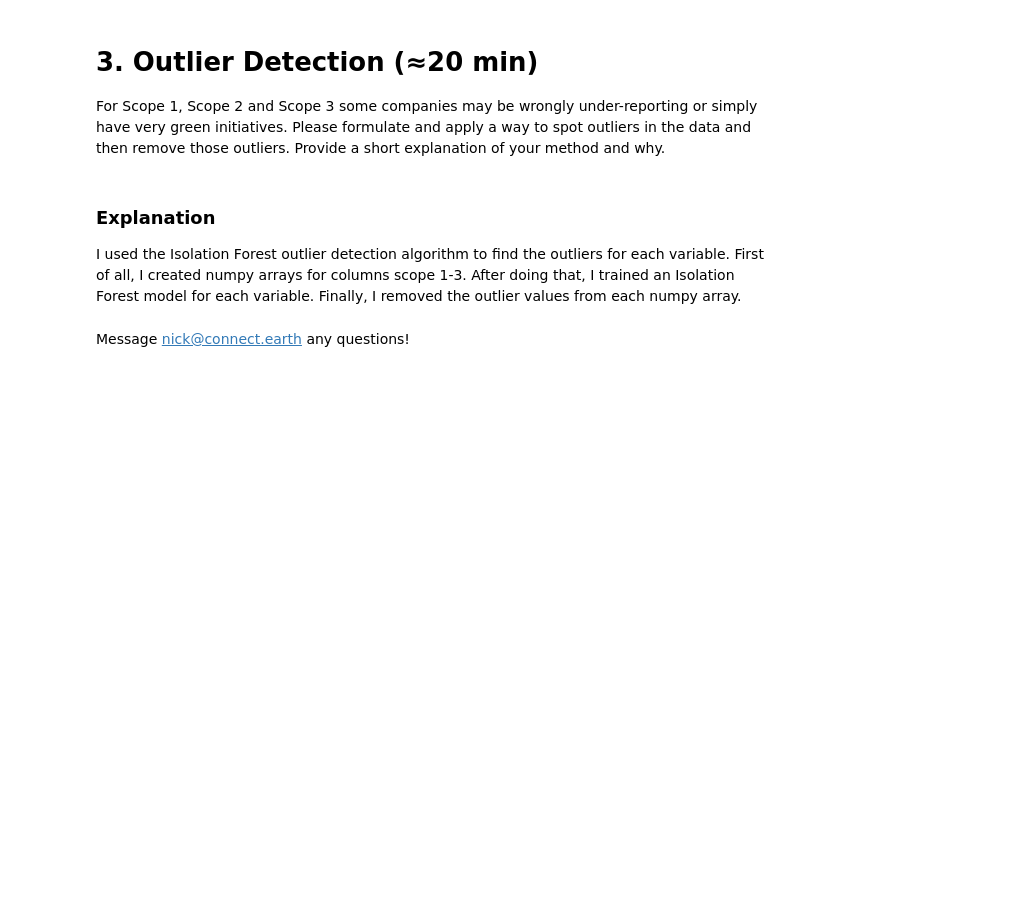
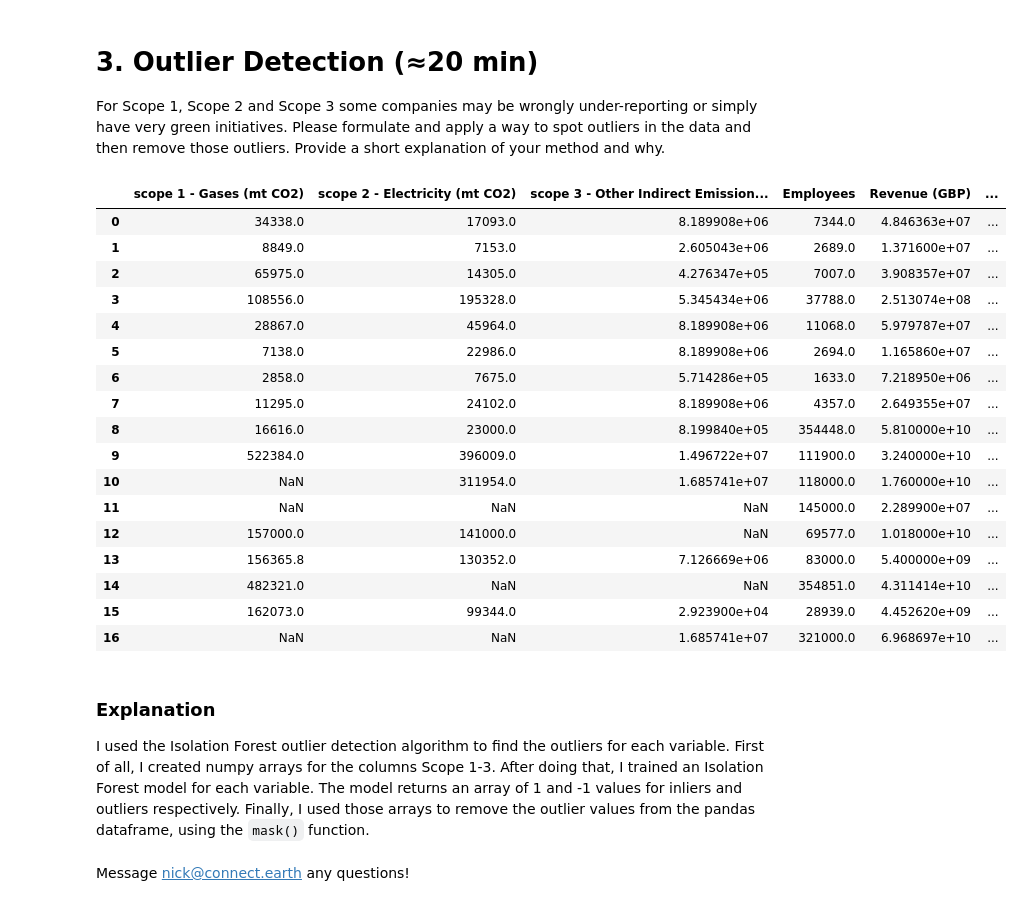
Before and after one commit to derevirn/connect-earth, a Jupyter notebook: connect_earth.ipynb, the cells around one changed output. Drawn from its saved outputs; the diff is of its cells as text; code cells hidden in the pictures; blank space fills up the shorter version.

```diff
--- a/connect_earth.ipynb
+++ b/connect_earth.ipynb
@@ -113,16 +113,37 @@ scope2 = df_['scope 2 - Electricity (mt CO2)'].to_numpy().reshape(-1, 1)
 scope3 = df_['scope 3 - Other Indirect Emissions (mt CO2)'].to_numpy().reshape(-1, 1)
 
 
-od1 = IsolationForest(contamination = 0.1).fit_predict(scope1)
-od2 = IsolationForest(contamination = 0.1).fit_predict(scope2)
-od3 = IsolationForest(contamination = 0.1).fit_predict(scope3)
+od1 = IsolationForest(contamination = 0.15).fit_predict(scope1)
+od2 = IsolationForest(contamination = 0.15).fit_predict(scope2)
+od3 = IsolationForest(contamination = 0.15).fit_predict(scope3)
 
-scope1 = scope1[np.where(od1 == 1, True, False)]
-scope2 = scope2[np.where(od2 == 1, True, False)]
-scope3 = scope3[np.where(od3 == 1, True, False)]
+df_['scope 1 - Gases (mt CO2)'].mask(od1 == -1, inplace = True)
+df_['scope 2 - Electricity (mt CO2)'].mask(od2 == -1, inplace = True)
+df_['scope 3 - Other Indirect Emissions (mt CO2)'].mask(od3 == -1, inplace = True)
+# %%
+df_
+# %% [output]
+|  | scope 1 - Gases (mt CO2) | scope 2 - Electricity (mt CO2) | scope 3 - Other Indirect Emission... | Employees | Revenue (GBP) | ... |
+| 0 | 34338.0 | 17093.0 | 8.189908e+06 | 7344.0 | 4.846363e+07 | ... |
+| 1 | 8849.0 | 7153.0 | 2.605043e+06 | 2689.0 | 1.371600e+07 | ... |
+| 2 | 65975.0 | 14305.0 | 4.276347e+05 | 7007.0 | 3.908357e+07 | ... |
+| 3 | 108556.0 | 195328.0 | 5.345434e+06 | 37788.0 | 2.513074e+08 | ... |
+| 4 | 28867.0 | 45964.0 | 8.189908e+06 | 11068.0 | 5.979787e+07 | ... |
+| 5 | 7138.0 | 22986.0 | 8.189908e+06 | 2694.0 | 1.165860e+07 | ... |
+| 6 | 2858.0 | 7675.0 | 5.714286e+05 | 1633.0 | 7.218950e+06 | ... |
+| 7 | 11295.0 | 24102.0 | 8.189908e+06 | 4357.0 | 2.649355e+07 | ... |
+| 8 | 16616.0 | 23000.0 | 8.199840e+05 | 354448.0 | 5.810000e+10 | ... |
+| 9 | 522384.0 | 396009.0 | 1.496722e+07 | 111900.0 | 3.240000e+10 | ... |
+| 10 | NaN | 311954.0 | 1.685741e+07 | 118000.0 | 1.760000e+10 | ... |
+| 11 | NaN | NaN | NaN | 145000.0 | 2.289900e+07 | ... |
+| 12 | 157000.0 | 141000.0 | NaN | 69577.0 | 1.018000e+10 | ... |
+| 13 | 156365.8 | 130352.0 | 7.126669e+06 | 83000.0 | 5.400000e+09 | ... |
+| 14 | 482321.0 | NaN | NaN | 354851.0 | 4.311414e+10 | ... |
+| 15 | 162073.0 | 99344.0 | 2.923900e+04 | 28939.0 | 4.452620e+09 | ... |
+| 16 | NaN | NaN | 1.685741e+07 | 321000.0 | 6.968697e+10 | ... |
 # %% [markdown]
 ### Explanation
 
-I used the Isolation Forest outlier detection algorithm to find the outliers for each variable. First of all, I created numpy arrays for columns scope 1-3. After doing that, I trained an Isolation Forest model for each variable. Finally, I removed the outlier values from each numpy array.
+I used the Isolation Forest outlier detection algorithm to find the outliers for each variable. First of all, I created numpy arrays for the columns Scope 1-3. After doing that, I trained an Isolation Forest model for each variable. The model returns an array of 1 and -1 values for inliers and outliers respectively. Finally, I used those arrays to remove the outlier values from the pandas dataframe, using the `mask()` function.
 # %% [markdown]
 Message nick@connect.earth any questions!
```
Also changed, not shown: parts of 1 cell of this notebook.
